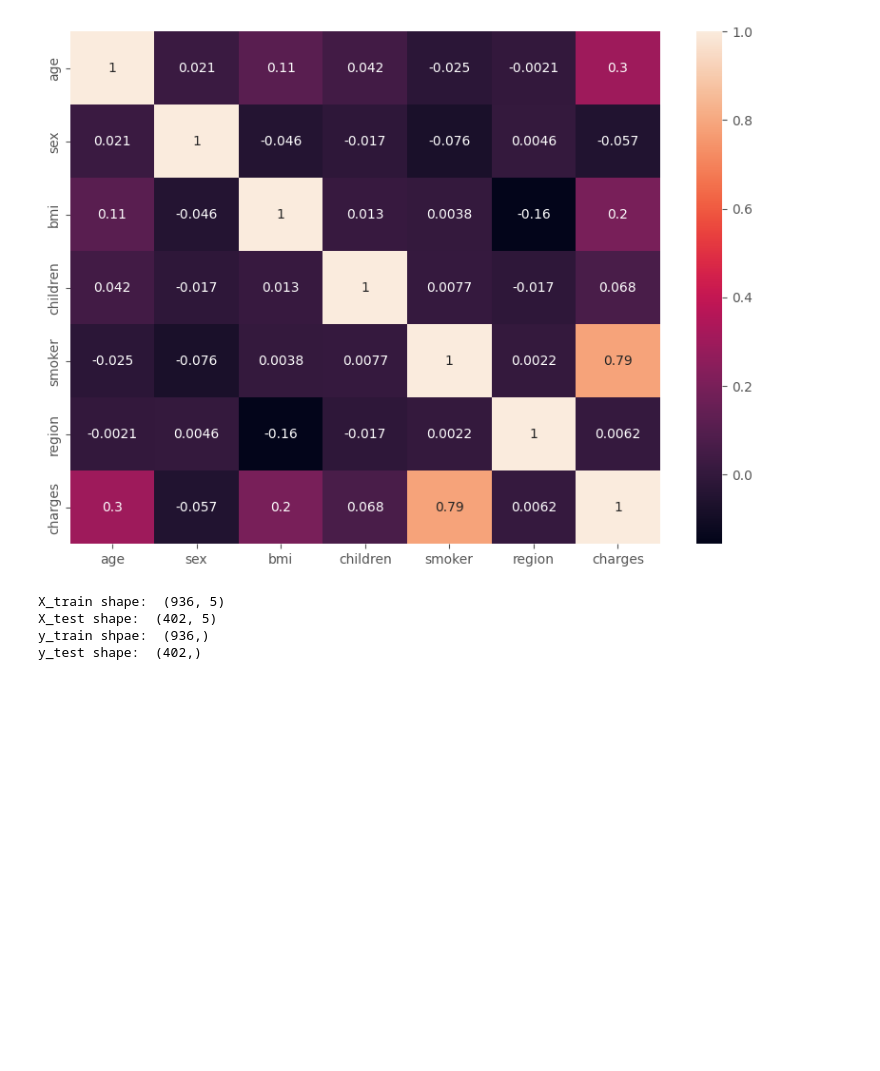
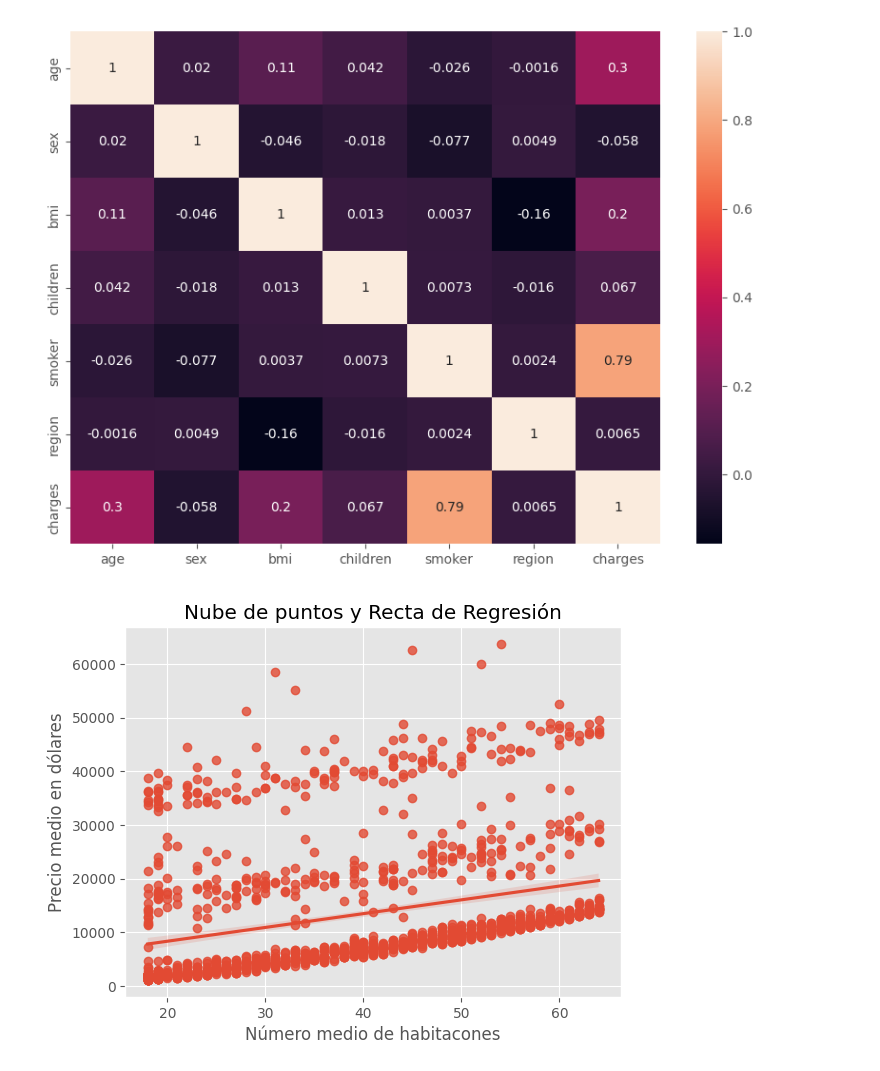
Before and after one commit to 4GeeksAcademy/machine-learning-python-template-linear-regression-biel, a Jupyter notebook: src/explore.ipynb, the cells around one changed output. Saved outputs shown, nothing was run; the diff lists cells and outputs as text; code cells hidden in the pictures; blank space fills up the shorter version.

```diff
--- a/src/explore.ipynb
+++ b/src/explore.ipynb
@@ -50,0 +74,2 @@ dtype: int64
+# %%
+df = df.drop_duplicates()
@@ -101,17 +128,3 @@ sns.heatmap(df.corr(), annot = True)
 plt.show()
 # %% [output]
 [figure]
-# %%
-X = df.drop(['charges', 'sex'], axis=1)
-y = df.charges
-
-X_train, X_test, y_train, y_test = train_test_split(X,y, test_size=0.3, random_state=42)
-print("X_train shape: ", X_train.shape)
-print("X_test shape: ", X_test.shape)
-print("y_train shpae: ", y_train.shape)
-print("y_test shape: ", y_test.shape)
-# %% [output]
-X_train shape:  (936, 5)
-X_test shape:  (402, 5)
-y_train shpae:  (936,)
-y_test shape:  (402,)
@@ -117,0 +134,9 @@ y_test shape:  (402,)
+# %%
+# Crear la nube de puntos y la recta de regresión
+sns.regplot(x='age', y="charges", data=df)
+plt.title("Nube de puntos y Recta de Regresión")
+plt.xlabel("Número medio de habitacones")
+plt.ylabel("Precio medio en dólares")
+plt.show()
+# %% [output]
+[figure, added]
```
Also changed, not shown: parts of 21 cells of this notebook.
